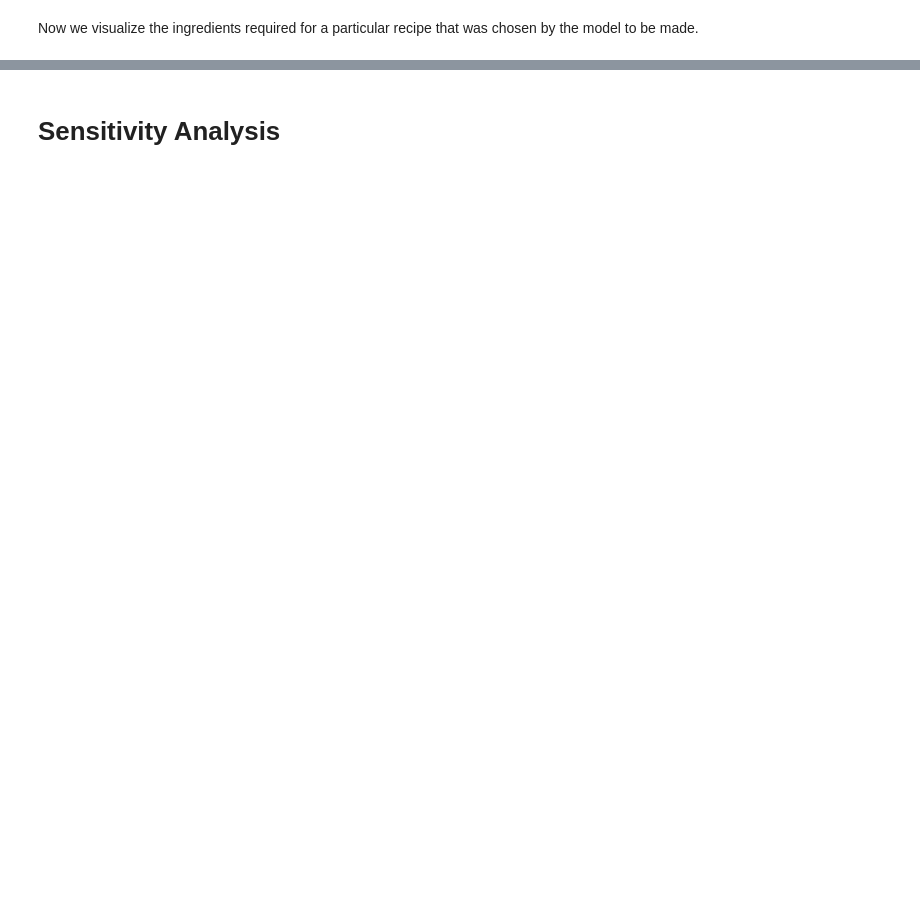
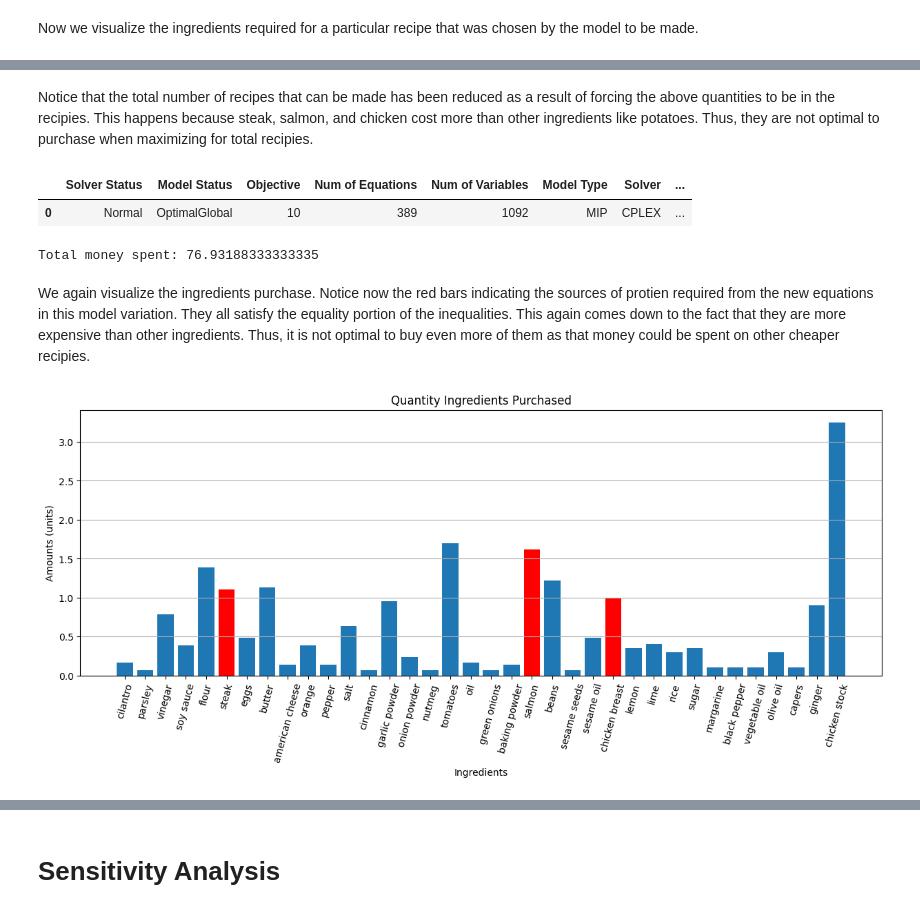
Before and after one commit to noahjillson/Recipe-Optimizations, a Jupyter notebook: modeling.ipynb, the cells around one changed output, grey strips where cells are left out. Drawn from its saved outputs; the diff is of its cells as text; code cells hidden in the pictures; blank space fills up the shorter version.

```diff
--- a/modeling.ipynb
+++ b/modeling.ipynb
@@ -248,0 +274,34 @@ Text(0.5, 1.0, 'Ingredients for Recipe 31318')
+# %% [markdown]
+Notice that the total number of recipes that can be made has been reduced as a result of forcing the above quantities to be in the recipies. This happens because steak, salmon, and chicken cost more than other ingredients like potatoes. Thus, they are not optimal to purchase when maximizing for total recipies.
+# %%
+B.setRecords(77)
+model_variation.solve(solver='cplex', options=gp.Options(time_limit=10))
+# %% [output]
+|  | Solver Status | Model Status | Objective | Num of Equations | Num of Variables | Model Type | Solver | ... |
+| 0 | Normal | OptimalGlobal | 10 | 389 | 1092 | MIP | CPLEX | ... |
+# %%
+print(f"Total money spent: {m.records['level'][0]}")
+# %% [output]
+Total money spent: 76.93188333333335
+# %% [markdown]
+We again visualize the ingredients purchase. Notice now the red bars indicating the sources of protien required from the new equations in this model variation. They all satisfy the equality portion of the inequalities. This again comes down to the fact that they are more expensive than other ingredients. Thus, it is not optimal to buy even more of them as that money could be spent on other cheaper recipies.
+# %%
+purchased = {}
+for item, scale, i in zip(z.records[z.records['level'] > 0]['level'], z.records[z.records['level'] > 0]['S'], z.records[z.records['level'] > 0]['I']):
+    if i in purchased:
+        purchased[i] = purchased[i] + float(item)*float(scale)
+    else:
+        purchased[i] = float(item)*float(scale)
+
+matplotlib.rcParams['figure.figsize'] = [15, 5]
+plt.grid(which='both', axis='y')
+plt.bar(purchased.keys(),purchased.values(), width=0.8)
+plt.bar(['steak', 'salmon', 'chicken breast'], [purchased['steak'], purchased['salmon'], purchased['chicken breast']], width=0.8, color='red')
+plt.xticks(rotation=75)
+plt.xlabel('Ingredients')
+plt.ylabel('Amounts (units)')
+plt.title('Quantity Ingredients Purchased')
+
+plt.show()
+# %% [output]
+[figure, added]
```
Also changed, not shown: parts of 31 cells of this notebook.
